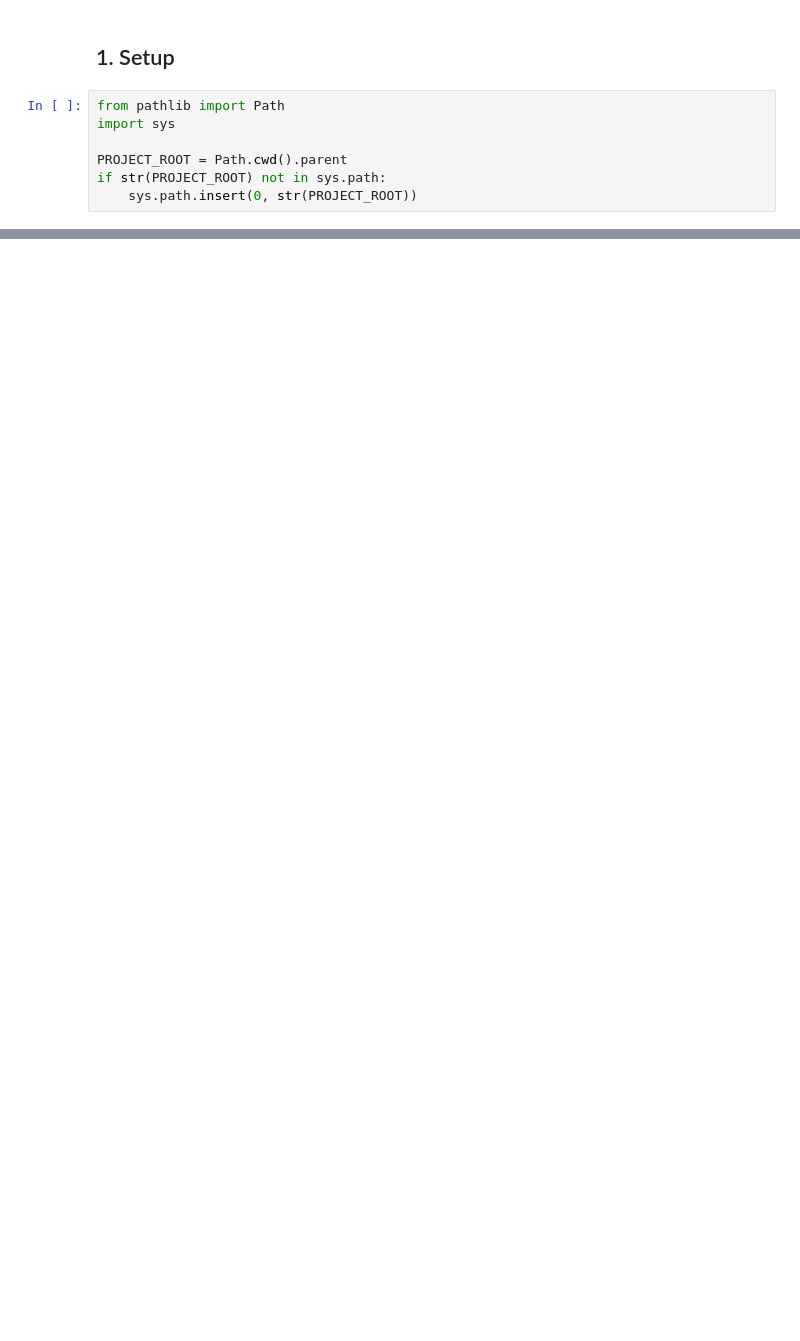
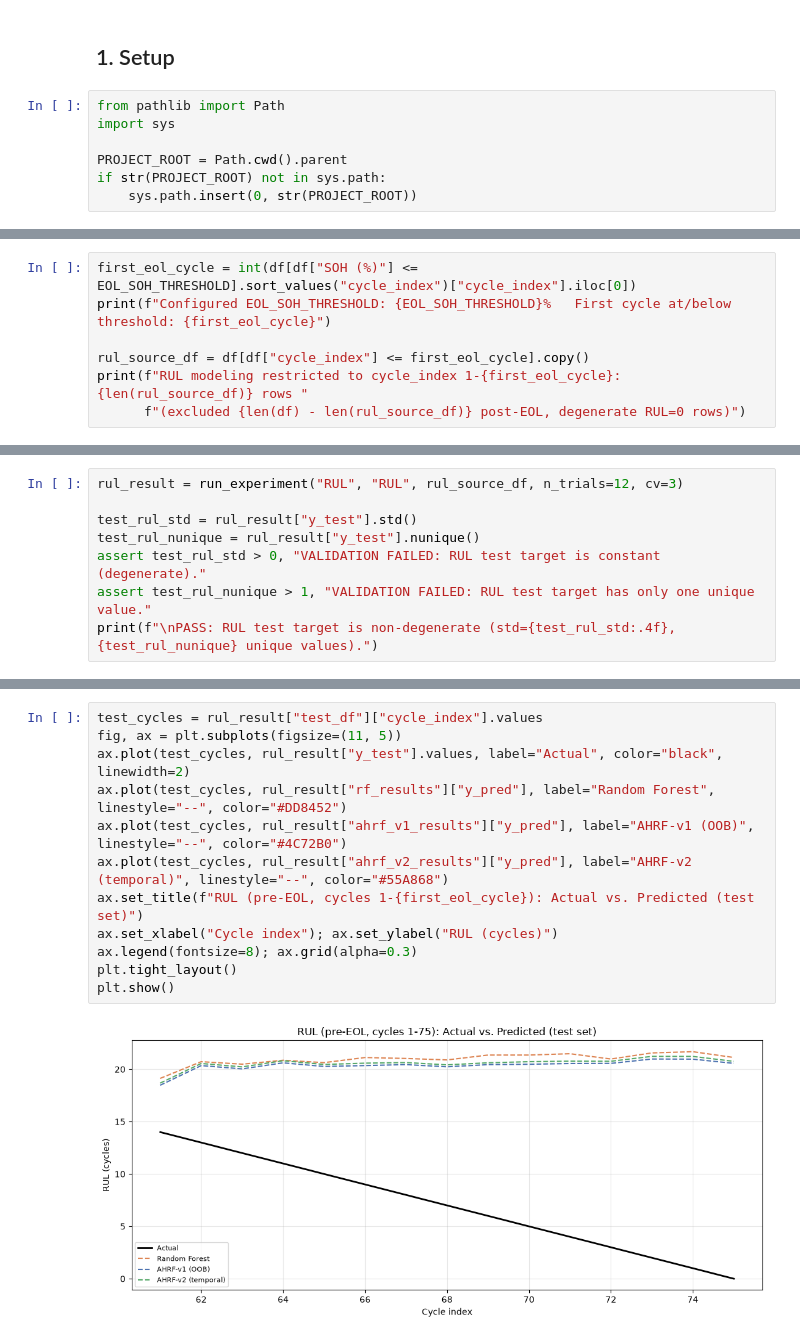
Before and after one commit to TTeerrtthh/SBMS_PROJECT, a Jupyter notebook: notebooks/05_model_training.ipynb, the cells around one changed output, grey strips where cells are left out. Saved outputs shown, nothing was run; the diff lists cells and outputs as text; blank space fills up the shorter version.

```diff
--- a/notebooks/05_model_training.ipynb
+++ b/notebooks/05_model_training.ipynb
@@ -283,0 +480,7 @@ Notebook 06 will benchmark AHRF against a wider set of standard models (Linear R
+# %%
+first_eol_cycle = int(df[df["SOH (%)"] <= EOL_SOH_THRESHOLD].sort_values("cycle_index")["cycle_index"].iloc[0])
+print(f"Configured EOL_SOH_THRESHOLD: {EOL_SOH_THRESHOLD}%   First cycle at/below threshold: {first_eol_cycle}")
+
+rul_source_df = df[df["cycle_index"] <= first_eol_cycle].copy()
+print(f"RUL modeling restricted to cycle_index 1-{first_eol_cycle}: {len(rul_source_df)} rows "
+      f"(excluded {len(df) - len(rul_source_df)} post-EOL, degenerate RUL=0 rows)")
@@ -283,0 +490,8 @@ Notebook 06 will benchmark AHRF against a wider set of standard models (Linear R
+# %%
+rul_result = run_experiment("RUL", "RUL", rul_source_df, n_trials=12, cv=3)
+
+test_rul_std = rul_result["y_test"].std()
+test_rul_nunique = rul_result["y_test"].nunique()
+assert test_rul_std > 0, "VALIDATION FAILED: RUL test target is constant (degenerate)."
+assert test_rul_nunique > 1, "VALIDATION FAILED: RUL test target has only one unique value."
+print(f"\nPASS: RUL test target is non-degenerate (std={test_rul_std:.4f}, {test_rul_nunique} unique values).")
@@ -283,0 +560,14 @@ Notebook 06 will benchmark AHRF against a wider set of standard models (Linear R
+# %%
+test_cycles = rul_result["test_df"]["cycle_index"].values
+fig, ax = plt.subplots(figsize=(11, 5))
+ax.plot(test_cycles, rul_result["y_test"].values, label="Actual", color="black", linewidth=2)
+ax.plot(test_cycles, rul_result["rf_results"]["y_pred"], label="Random Forest", linestyle="--", color="#DD8452")
+ax.plot(test_cycles, rul_result["ahrf_v1_results"]["y_pred"], label="AHRF-v1 (OOB)", linestyle="--", color="#4C72B0")
+ax.plot(test_cycles, rul_result["ahrf_v2_results"]["y_pred"], label="AHRF-v2 (temporal)", linestyle="--", color="#55A868")
+ax.set_title(f"RUL (pre-EOL, cycles 1-{first_eol_cycle}): Actual vs. Predicted (test set)")
+ax.set_xlabel("Cycle index"); ax.set_ylabel("RUL (cycles)")
+ax.legend(fontsize=8); ax.grid(alpha=0.3)
+plt.tight_layout()
+plt.show()
+# %% [output]
+[figure, added]
```
Also changed, not shown: parts of 69 cells of this notebook, 25 other files.
